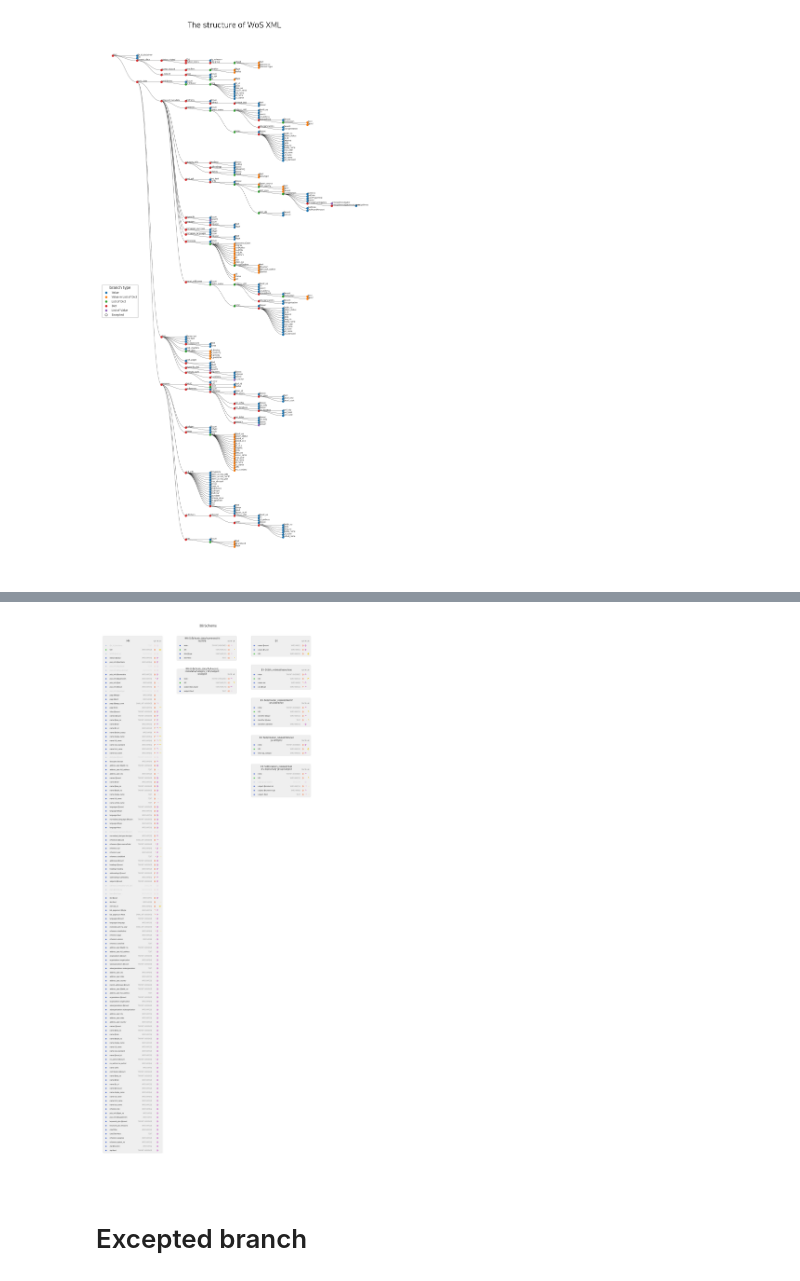
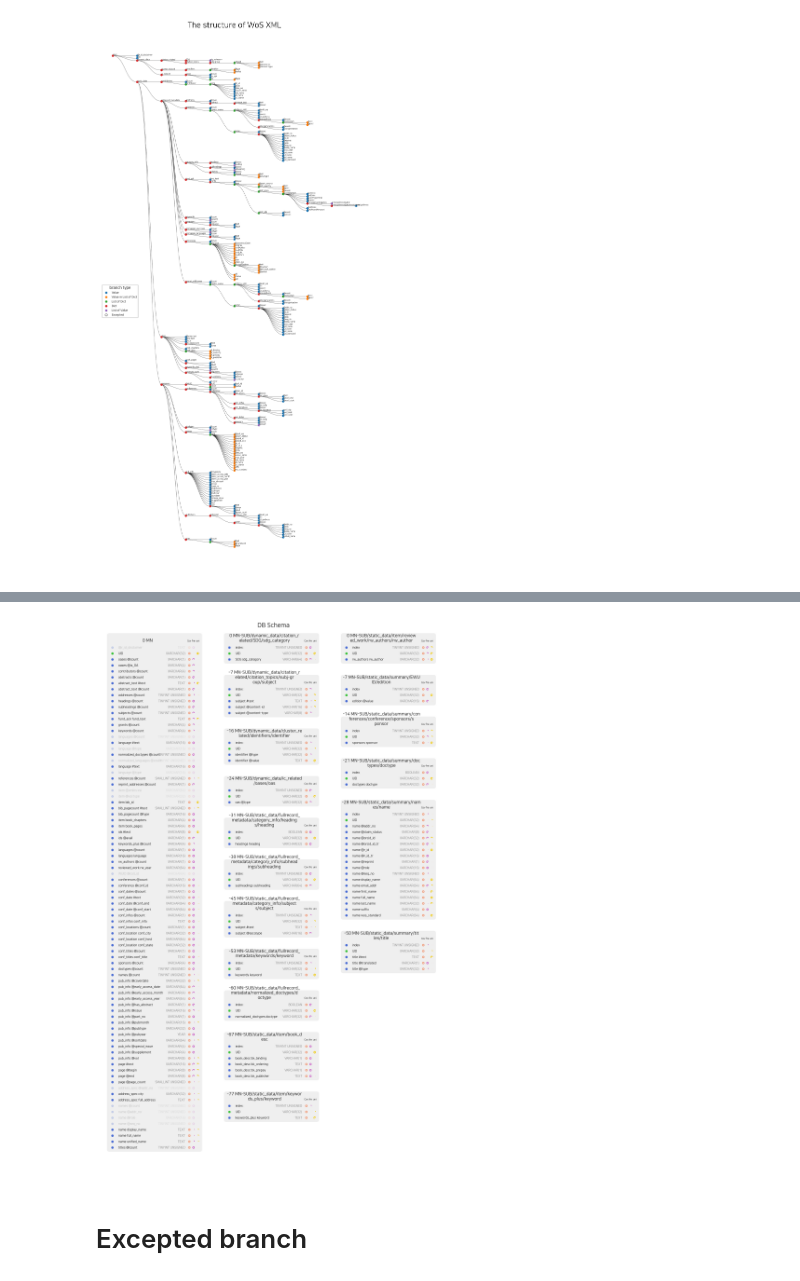
Before and after one commit to KISTI-GlobalRnD/KISTI_DB_Manager, a Jupyter notebook: 0.3.Sample_Code-WoS.ipynb, the cells around one changed output, grey strips where cells are left out. Saved outputs shown, nothing was run; the diff lists cells and outputs as text; code cells hidden in the pictures.

```diff
--- a/0.3.Sample_Code-WoS.ipynb
+++ b/0.3.Sample_Code-WoS.ipynb
@@ -440,9 +224,14 @@ params = dict(Extra_ratio=1.5,
 PATH = data_config['PATH']
 flist = sorted([x for x in os.listdir(PATH) if '.ftr' in x])
 df_descs = []
+_flist = []
 for f in flist:
     data_config = preview.update_data_config(f, data_config)
-    df_desc = preview.get_Table_Description(data_config, params)
-    df_descs.append(df_desc)
+    try:
+        df_desc = preview.get_Table_Description(data_config, params)
+        df_descs.append(df_desc)
+        _flist.append(f)
+    except:
+        print(f'Fail to make description file with {f}.')
 # %% [output]
 Generate the Description file for table `01__WoS_Sample__MN`
@@ -456,28 +254,28 @@ Generate the Description file for table `08__WoS_Sample__EX-SUB__citation_relate
 # %%
 # legend_loc='center left', node_size=12, font_size=3, X_SIZE=6, Y_SIZE=5, DPI=300
 node_size=8
 font_size=5
 X_SIZE=10
 Y_SIZE=24
 DPI=300
 
 title='DB Schema'
 sep='__'
 x_unit=1
 table_unit = x_unit*14
 features = ['Coverage', 'freq', 'uniq_ratio']
 
 # plt.rcParams['svg.fonttype'] = 'path'
 svg_fonttype = 'none'
 #svg.fonttype : 'path'         # How to handle SVG fonts:
 #    'none': Assume fonts are installed on the machine where the SVG will be viewed.
 #    'path': Embed characters as paths -- supported by most SVG renderers
 #    'svgfont': Embed characters as SVG fonts -- supported only by Chrome,
 #               Opera and Safarids
 
 
 
-draw_schema()
-plt.savefig("test.svg")
+fig = plot.draw_schema(df_descs, _flist, index_key, Y_SIZE=16)
+# plt.savefig("schema.svg")
 # %% [output]
-[figure, old version]
+[figure, new version]
```
Also changed, not shown: parts of 26 cells of this notebook, 59 other files.
